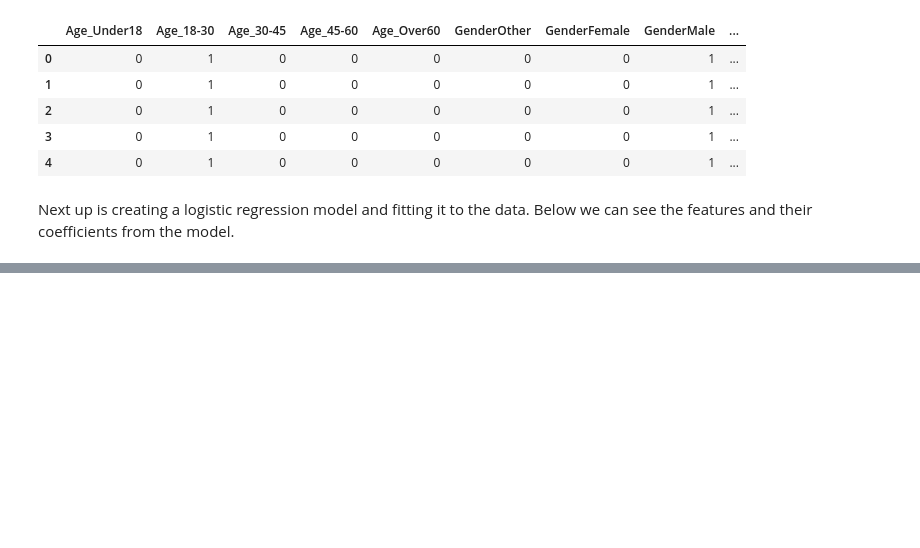
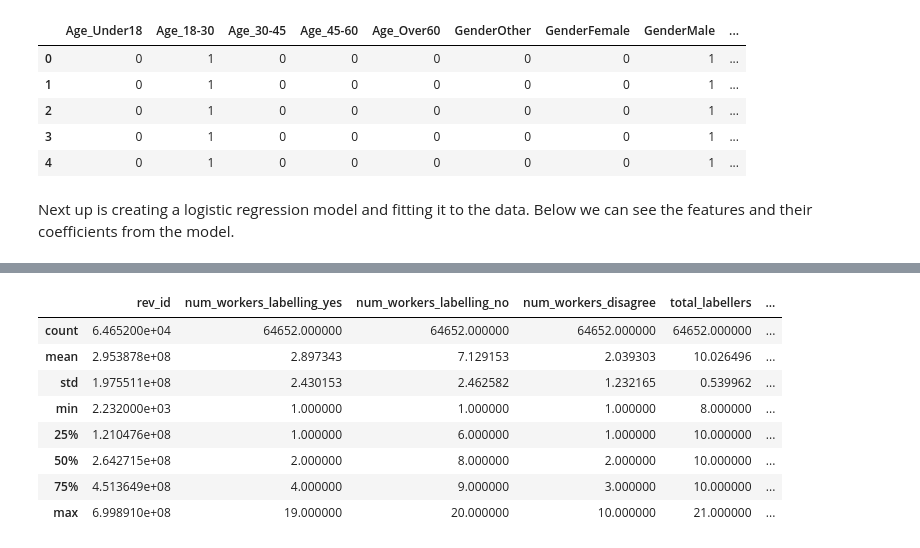
Before and after one commit to NalaniKai/data-512, a Jupyter notebook: data-512-a2/StepByStepNotebook.ipynb, the cells around one changed output, grey strips where cells are left out. Cells and saved outputs as stored; diff of their text form; code cells hidden in the pictures; blank space fills up the shorter version.

```diff
--- a/data-512-a2/StepByStepNotebook.ipynb
+++ b/data-512-a2/StepByStepNotebook.ipynb
@@ -322,0 +469,12 @@ The demographic data would be more helpful in detecting bias if there was also i
+# %%
+Overall, the disagreement between the attack and toxicity datasets are different.
+# %% [output]
+|  | rev_id | num_workers_labelling_yes | num_workers_labelling_no | num_workers_disagree | total_labellers | ... |
+| count | 6.465200e+04 | 64652.000000 | 64652.000000 | 64652.000000 | 64652.000000 | ... |
+| mean | 2.953878e+08 | 2.897343 | 7.129153 | 2.039303 | 10.026496 | ... |
+| std | 1.975511e+08 | 2.430153 | 2.462582 | 1.232165 | 0.539962 | ... |
+| min | 2.232000e+03 | 1.000000 | 1.000000 | 1.000000 | 8.000000 | ... |
+| 25% | 1.210476e+08 | 1.000000 | 6.000000 | 1.000000 | 10.000000 | ... |
+| 50% | 2.642715e+08 | 2.000000 | 8.000000 | 2.000000 | 10.000000 | ... |
+| 75% | 4.513649e+08 | 4.000000 | 9.000000 | 3.000000 | 10.000000 | ... |
+| max | 6.998910e+08 | 19.000000 | 20.000000 | 10.000000 | 21.000000 | ... |
```
Also changed, not shown: parts of 45 cells of this notebook, 1 other file.
